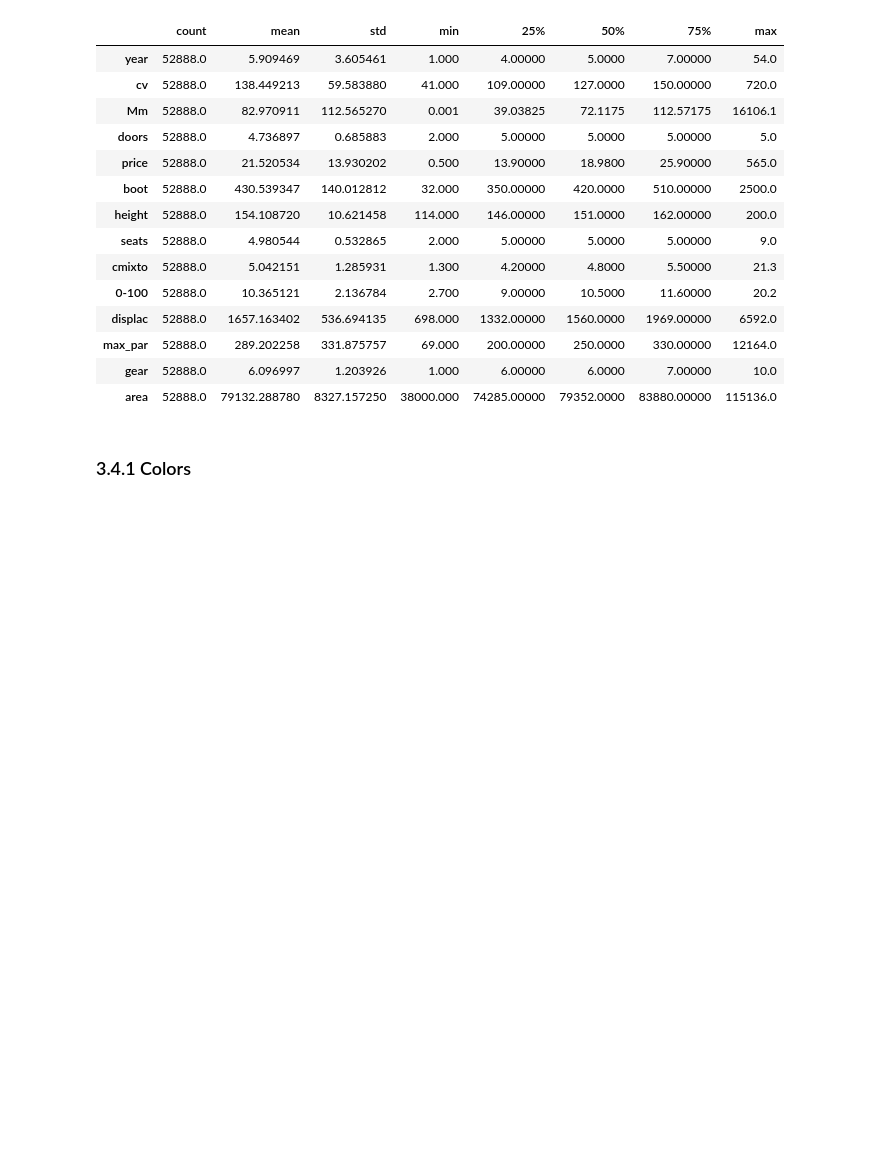
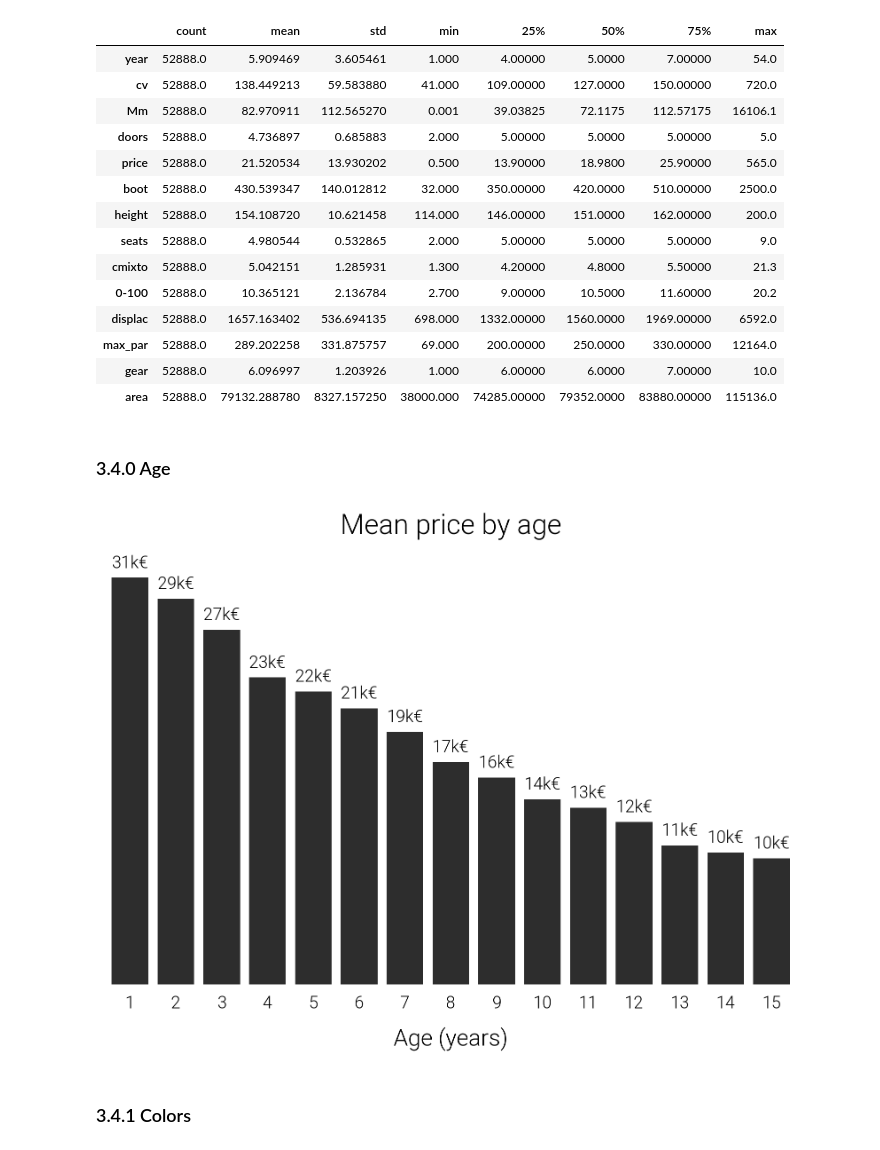
Before and after one commit to fbgr/car-price-model, a Jupyter notebook: python/3_exploratory_data_analysis.ipynb, the cells around one changed output. Drawn from its saved outputs; the diff is of its cells as text; code cells hidden in the pictures; blank space fills up the shorter version.

```diff
--- a/python/3_exploratory_data_analysis.ipynb
+++ b/python/3_exploratory_data_analysis.ipynb
@@ -49,6 +51,21 @@ cars.describe().T
 | max_par | 52888.0 | 289.202258 | 331.875757 | 69.000 | 200.00000 | 250.0000 | 330.00000 | 12164.0 |
 | gear | 52888.0 | 6.096997 | 1.203926 | 1.000 | 6.00000 | 6.0000 | 7.00000 | 10.0 |
 | area | 52888.0 | 79132.288780 | 8327.157250 | 38000.000 | 74285.00000 | 79352.0000 | 83880.00000 | 115136.0 |
+# %% [markdown]
+### 3.4.0 Age
+# %%
+plt.figure(figsize=(8,5),dpi=250)
+plot_data = cars[cars['year']<16].copy()
+
+result = plot_data.groupby(["year"])['price'].aggregate(np.mean).reset_index().sort_values('price',ascending=False)
+
+ax = sns.barplot(x="year", y="price", data=plot_data, errorbar=None,color='#2d2d2d', order=result['year'])
+
+beautiful_graph(ax=ax, title = 'Mean price by age', xtitle = 'Age (years)', ytitle = '',
+                     format_ = '%.0fk€',name='price-age',angle=0)
+plt.show()
+# %% [output]
+[figure, added]
 # %% [markdown]
 ### 3.4.1 Colors
 # %%
```
Also changed, not shown: parts of 12 cells of this notebook, 7 other files.
